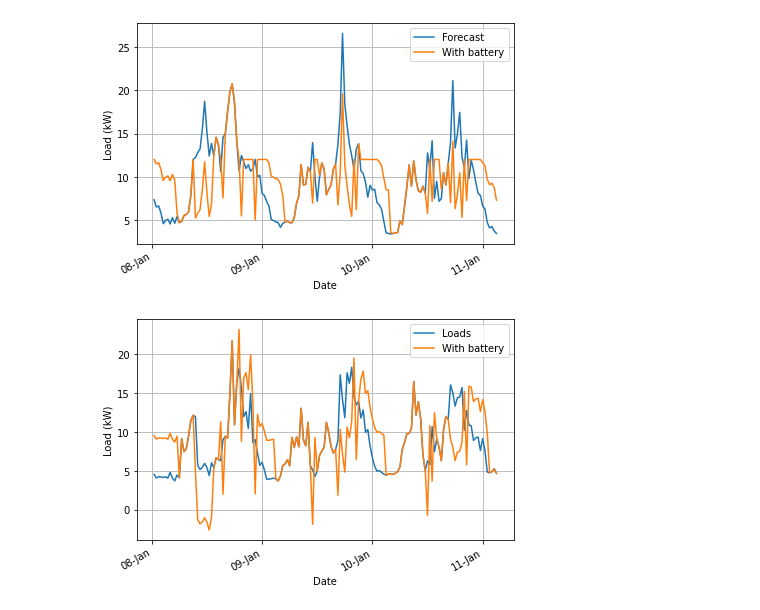
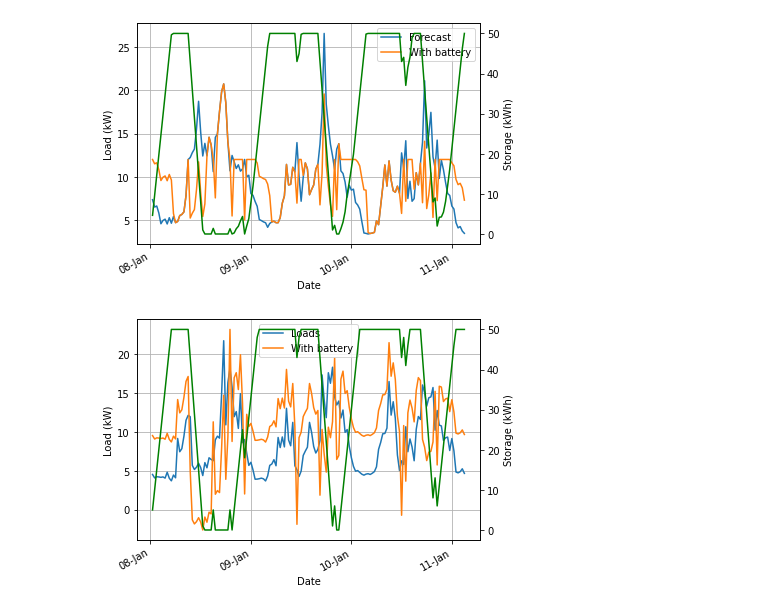
Before and after one commit to stait20/Code, a Jupyter notebook: Fife-data/SetpointController.ipynb, the cells around one changed output. Drawn from its saved outputs; the diff is of its cells as text; code cells hidden in the pictures.

```diff
--- a/Fife-data/SetpointController.ipynb
+++ b/Fife-data/SetpointController.ipynb
@@ -22,14 +22,14 @@ loadInst = 0
 load = []
 isCharging = []
 # Capacity of battery, look into this more later
-battCapacity = 50
+battCapacity = 50   # kWh
 # diff > 0 charging, diff < 0 discharing
 diff = trigger - pers
 for index, value in enumerate(diff):
     if value >= 0:
         isCharging.append(1)
         # If the battery is charging, check if it's full
-        if battChargeInst < battCapacity:
+        if battChargeInst <= battCapacity:
             # Check if including charge rate would take load over trigger value
             if pers[index] + chargeRate > trigger:
                 # If yes, limit load to trigger value
@@ -70,7 +70,8 @@ h = 150
 fig, ax = plt.subplots()
 ax.plot(df["Timestamp"].iloc[l+336:h+336], pers[l:h], label="Forecast")
 ax.plot(df["Timestamp"].iloc[l+336:h+336], load[l:h], label="With battery")
-#ax.plot(df["Timestamp"].iloc[l+336:h+336], battCharge[l:h], label="SoC")
+ax2 = ax.twinx()
+ax2.plot(df["Timestamp"].iloc[l+336:h+336], battCharge[l:h], color="green", label="SoC")
 # Major ticks every day
 ax.xaxis.set_major_locator(mdates.DayLocator())
 ax.grid(True)
@@ -81,13 +82,14 @@ for label in ax.get_xticklabels(which='major'):
     label.set(rotation=30, horizontalalignment='right')
 ax.set_ylabel("Load (kW)")
 ax.set_xlabel("Date")
+ax2.set_ylabel("Storage (kWh)")
 ax.legend()
 
 plt.tight_layout()
-#plt.savefig("pers_forecast.jpg", dpi=300, bbox_inches="tight")
+plt.savefig("battery_on_forecast_load.jpg", dpi=300, bbox_inches="tight")
 plt.show()
 # %% [output]
-[figure, old version]
+[figure, new version]
 # %%
 # Apply model to real loads
 realLoads = df["crawfordCrescent_F2"].iloc[336:].values
@@ -108,35 +110,41 @@ for index, isChargingInst in enumerate(isCharging):
             loadInst = realLoads[index] + chargeRate
             battChargeInst += chargeRate
     else:
-        if battChargeInst > 0:
+        if battChargeInst >= 0:
             loadInst = realLoads[index] + dischargeRate
             battChargeInst += dischargeRate
         else:
             loadInst = realLoads[index]
+    if battChargeInst > battCapacity:
+        battChargeInst = 50
+    elif battChargeInst < 0:
+        battChargeInst = 0
     load.append(loadInst)
     battCharge.append(battChargeInst)
 # %%
 l = 0
 h = 150
 
 fig, ax = plt.subplots()
 ax.plot(df["Timestamp"].iloc[l+336:h+336], realLoads[l:h], label="Loads")
 ax.plot(df["Timestamp"].iloc[l+336:h+336], load[l:h], label="With battery")
-#ax.plot(df["Timestamp"].iloc[l+336:h+336], battCharge[l:h], label="SoC")
+ax2 = ax.twinx()
+ax2.plot(df["Timestamp"].iloc[l+336:h+336], battCharge[l:h], color="green", label="SoC")
 # Major ticks every day
 ax.xaxis.set_major_locator(mdates.DayLocator())
 ax.grid(True)
 # Set labels to day number - month name
 ax.xaxis.set_major_formatter(mdates.DateFormatter('%d-%b'))
 # Rotates and right-aligns the x labels to avoid crowding
 for label in ax.get_xticklabels(which='major'):
     label.set(rotation=30, horizontalalignment='right')
 ax.set_ylabel("Load (kW)")
 ax.set_xlabel("Date")
+ax2.set_ylabel("Storage (kWh)")
 ax.legend()
 
 plt.tight_layout()
-#plt.savefig("pers_forecast.jpg", dpi=300, bbox_inches="tight")
+plt.savefig("battery_on_actual_load.jpg", dpi=300, bbox_inches="tight")
 plt.show()
 # %% [output]
-[figure, old version]
+[figure, new version]
```
